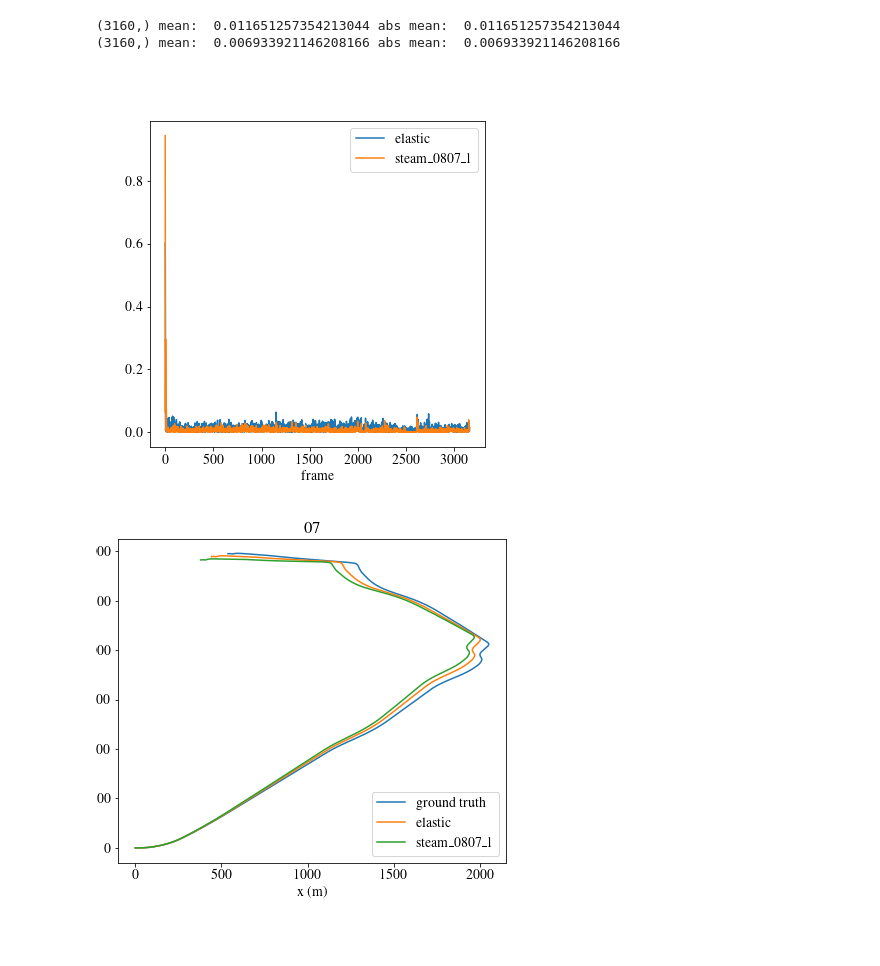
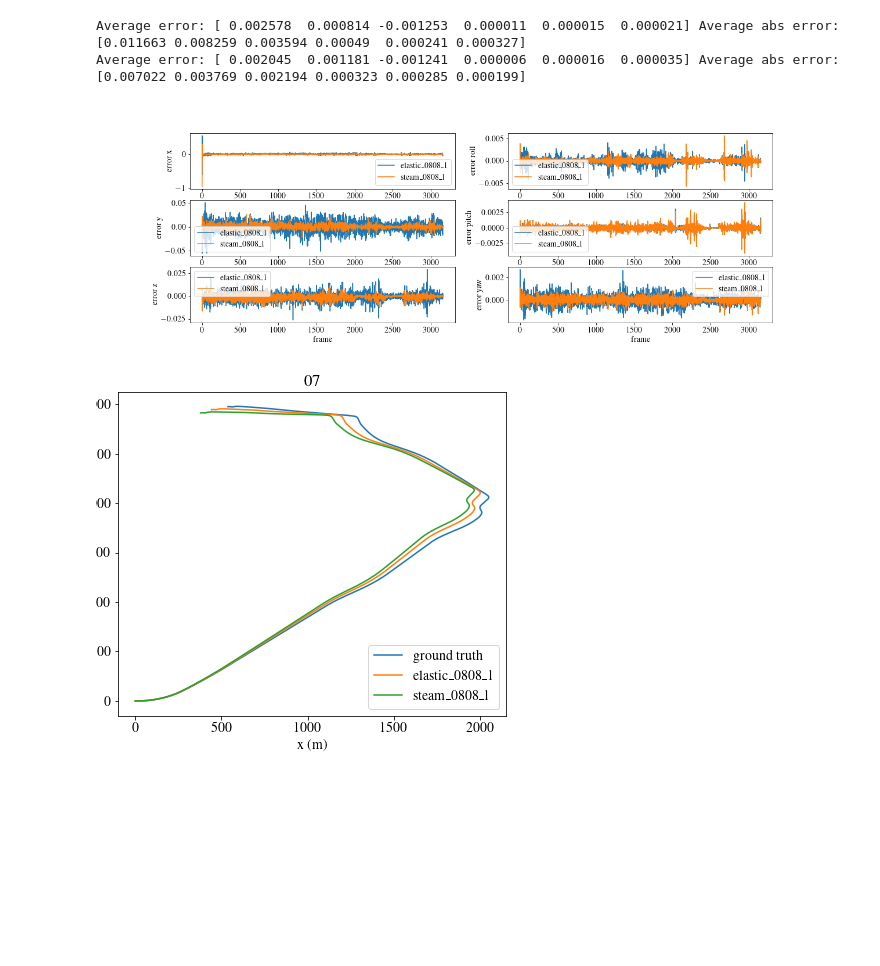
Before and after one commit to cheneyuwu/ct_icp, a Jupyter notebook: steam_icp/script/plot_kitti_360_poses.ipynb, the cells around one changed output. Saved outputs shown, nothing was run; the diff lists cells and outputs as text; code cells hidden in the pictures; blank space fills up the shorter version.

Commit message:
plot scripts update

```diff
--- a/steam_icp/script/plot_kitti_360_poses.ipynb
+++ b/steam_icp/script/plot_kitti_360_poses.ipynb
@@ -70,29 +94,30 @@ steam_0807_1 & 0.51 & 0.0012 & 0.59 & 0.0016 \\
 # %%
 ### plot local error
 sequence = sequences[7]
 
-fig, ax = plt.subplots(1, 1, figsize=(6, 6))
+fig, ax = plt.subplots(3, 2, figsize=(18, 6))
 
-error_file = 'elastic'
-error = np.loadtxt(osp.join(pred_path, error_file, sequence+'_eval.txt'))
-print(error.shape, "mean: ", np.mean(error, axis=0), "abs mean: ", np.mean(np.abs(error), axis=0))
-if len(error.shape) == 1: error = error[..., None]
-ax.plot(error[:, 0], label=error_file)
+error_file = 'elastic_0808_1'
+utils.plot_error(ax, osp.join(pred_path, error_file, sequence+'_eval.txt'), label=error_file)
+# error = np.loadtxt(osp.join(pred_path, error_file, sequence+'_eval.txt'))
+# print(error.shape, "mean: ", np.mean(error, axis=0), "abs mean: ", np.mean(np.abs(error), axis=0))
+# ax.plot(error[:, 0], label=error_file)
 
-error_file = 'steam_0807_1'
-error = np.loadtxt(osp.join(pred_path, error_file, sequence+'_eval.txt'))
-print(error.shape, "mean: ", np.mean(error, axis=0), "abs mean: ", np.mean(np.abs(error), axis=0))
-if len(error.shape) == 1: error = error[..., None]
-ax.plot(error, label=error_file)
+error_file = 'steam_0808_1'
+utils.plot_error(ax, osp.join(pred_path, error_file, sequence+'_eval.txt'), label=error_file)
+# error = np.loadtxt(osp.join(pred_path, error_file, sequence+'_eval.txt'))
+# print(error.shape, "mean: ", np.mean(error, axis=0), "abs mean: ", np.mean(np.abs(error), axis=0))
+# ax.plot(error, label=error_file)
 
-ax.set_xlabel('frame')
-ax.legend()
+utils.add_legend(ax, prefix='error', xlabel='frame')
+# ax.set_xlabel('frame')
+# ax.legend()
 
 plt.show()
 # %% [output]
-(3160,) mean:  0.011651257354213044 abs mean:  0.011651257354213044
-(3160,) mean:  0.006933921146208166 abs mean:  0.006933921146208166
+Average error: [ 0.002578  0.000814 -0.001253  0.000011  0.000015  0.000021] Average abs error: [0.011663 0.008259 0.003594 0.00049  0.000241 0.000327]
+Average error: [ 0.002045  0.001181 -0.001241  0.000006  0.000016  0.000035] Average abs error: [0.007022 0.003769 0.002194 0.000323 0.000285 0.000199]
-[figure, old version]
+[figure, new version]
 # %%
 ### plot path in 2d
 sequence = sequences[7]
@@ -104,10 +129,10 @@ fig.subplots_adjust(left=0.05, right=0.95, bottom=0.2, top=0.95, wspace=0.3, hsp
 gt_poses = load_gt_poses(osp.join(gt_path, sequence, sequence+'.txt'))
 ax.plot(gt_poses[:, 0, 3], gt_poses[:, 1, 3], label='ground truth')
 
-pred_file = 'elastic'
+pred_file = 'elastic_0808_1'
 plot_pred_poses(ax, osp.join(pred_path, pred_file, sequence+'_poses.txt'), gt_poses, pred_file)
 
-pred_file = 'steam_0807_1'
+pred_file = 'steam_0808_1'
 plot_pred_poses(ax, osp.join(pred_path, pred_file, sequence+'_poses.txt'), gt_poses, pred_file)
 
 ax.set_xlabel('x (m)')
@@ -117,4 +142,4 @@ ax.legend()
 
 plt.show()
 # %% [output]
-[figure, old version]
+[figure, new version]
```
Also changed, not shown: parts of 2 cells of this notebook, 3 other files.
